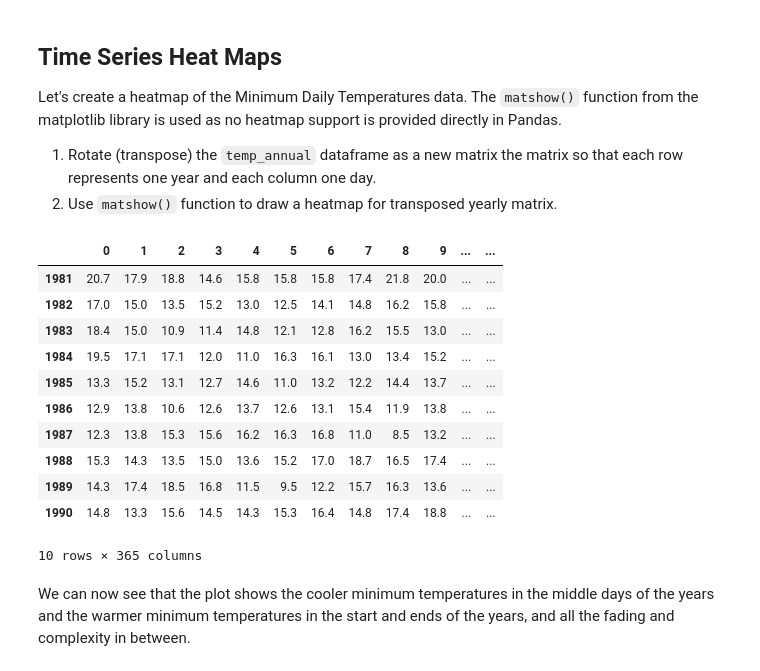
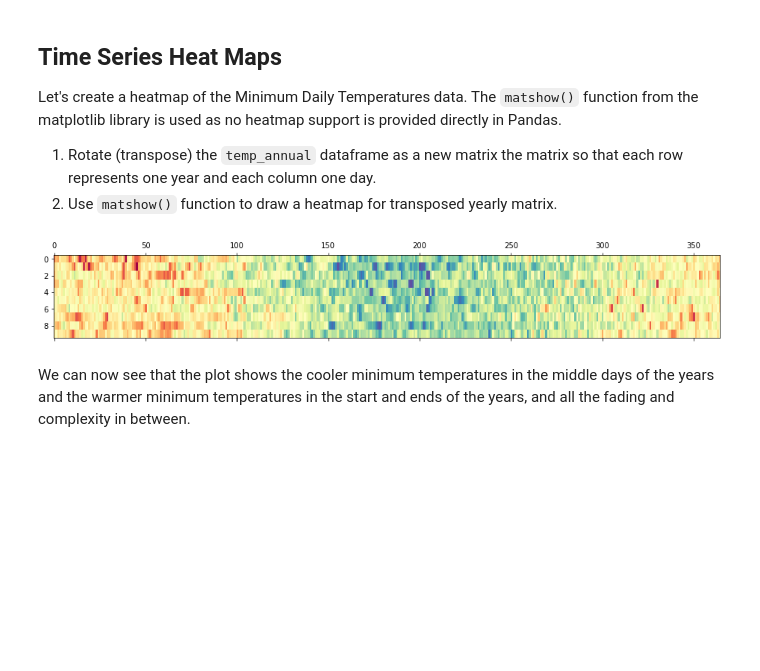
Before and after one commit to vaeb80/dsc-3-25-04-visualizing-time-series-data-lab-nyc-career-ds-102218, a Jupyter notebook: index.ipynb, the cells around one changed output. Cells and saved outputs as stored; diff of their text form; code cells hidden in the pictures; blank space fills up the shorter version.

```diff
--- a/index.ipynb
+++ b/index.ipynb
@@ -182,19 +182,10 @@ Let's create a heatmap of the Minimum Daily Temperatures data. The `matshow()` f
 # %%
 ##### Transpose the yearly group DataFrame and draw a heatmap with matshow()
 data = temp_annual.transpose()
+plt.matshow( data, interpolation=None, aspect='auto', cmap=plt.cm.Spectral_r)
+plt.show()
 # %% [output]
-|  | 0 | 1 | 2 | 3 | 4 | 5 | 6 | 7 | 8 | 9 | ... | ... |
-| 1981 | 20.7 | 17.9 | 18.8 | 14.6 | 15.8 | 15.8 | 15.8 | 17.4 | 21.8 | 20.0 | ... | ... |
-| 1982 | 17.0 | 15.0 | 13.5 | 15.2 | 13.0 | 12.5 | 14.1 | 14.8 | 16.2 | 15.8 | ... | ... |
-| 1983 | 18.4 | 15.0 | 10.9 | 11.4 | 14.8 | 12.1 | 12.8 | 16.2 | 15.5 | 13.0 | ... | ... |
-| 1984 | 19.5 | 17.1 | 17.1 | 12.0 | 11.0 | 16.3 | 16.1 | 13.0 | 13.4 | 15.2 | ... | ... |
-| 1985 | 13.3 | 15.2 | 13.1 | 12.7 | 14.6 | 11.0 | 13.2 | 12.2 | 14.4 | 13.7 | ... | ... |
-| 1986 | 12.9 | 13.8 | 10.6 | 12.6 | 13.7 | 12.6 | 13.1 | 15.4 | 11.9 | 13.8 | ... | ... |
-| 1987 | 12.3 | 13.8 | 15.3 | 15.6 | 16.2 | 16.3 | 16.8 | 11.0 | 8.5 | 13.2 | ... | ... |
-| 1988 | 15.3 | 14.3 | 13.5 | 15.0 | 13.6 | 15.2 | 17.0 | 18.7 | 16.5 | 17.4 | ... | ... |
-| 1989 | 14.3 | 17.4 | 18.5 | 16.8 | 11.5 | 9.5 | 12.2 | 15.7 | 16.3 | 13.6 | ... | ... |
-| 1990 | 14.8 | 13.3 | 15.6 | 14.5 | 14.3 | 15.3 | 16.4 | 14.8 | 17.4 | 18.8 | ... | ... |
-10 rows × 365 columns
+[figure, added]
 # %% [markdown]
 We can now see that the plot shows the cooler minimum temperatures in the middle days of the years and the warmer minimum temperatures in the start and ends of the years, and all the fading and complexity in between.
 # %% [markdown]
```
